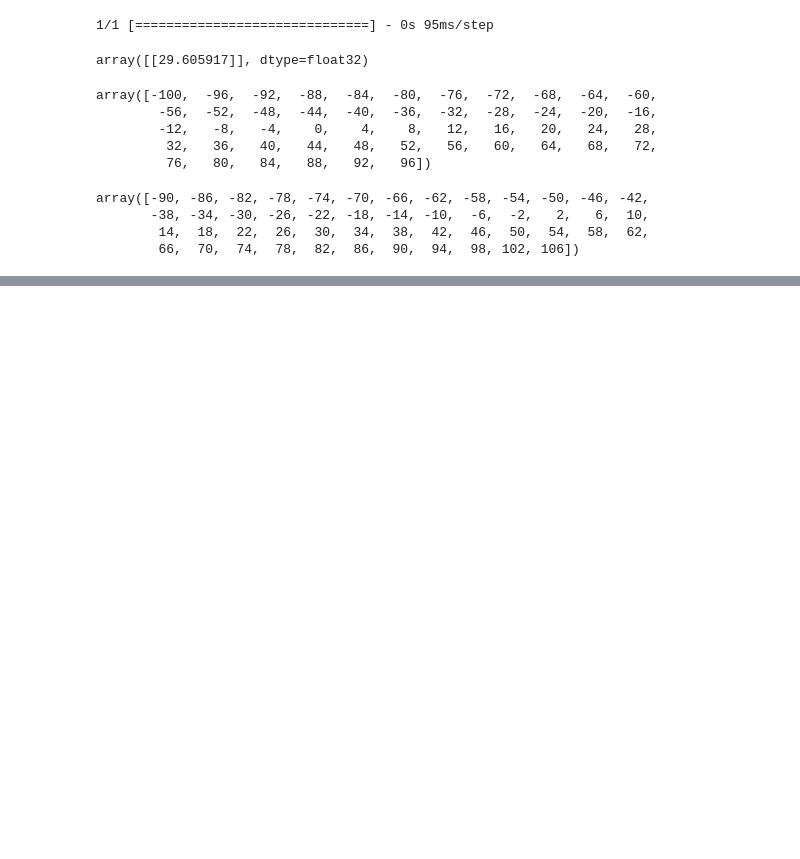
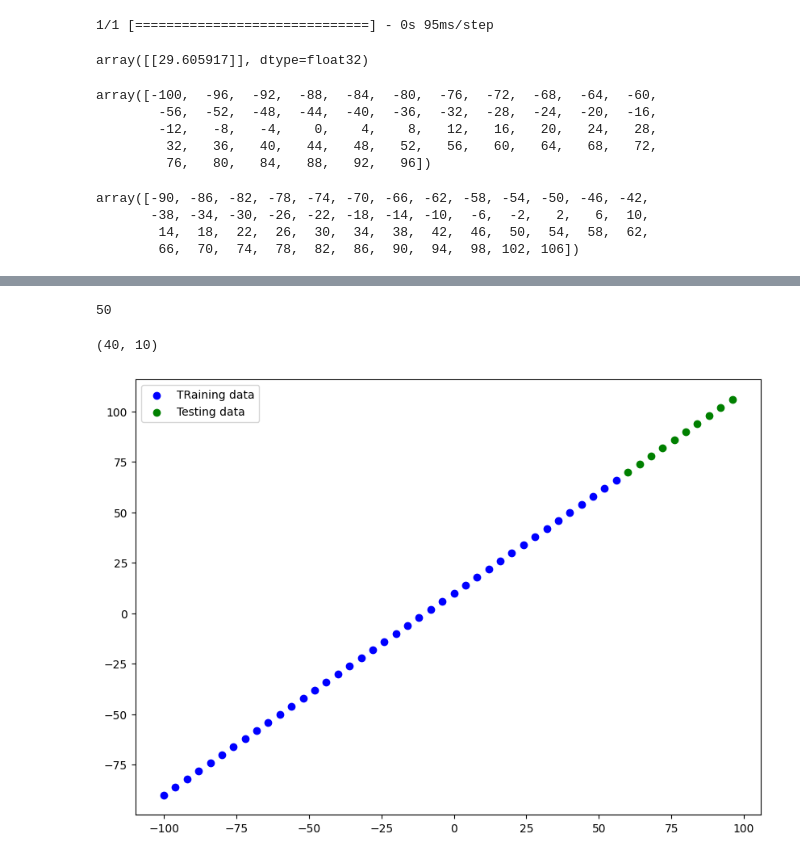
Before and after one commit to dinuka-kasun-medis/mycolab, a Jupyter notebook: tensorflow_learning_chapter_3.ipynb, the cells around one changed output, grey strips where cells are left out. Drawn from its saved outputs; the diff is of its cells as text; code cells hidden in the pictures; blank space fills up the shorter version.

```diff
--- a/tensorflow_learning_chapter_3.ipynb
+++ b/tensorflow_learning_chapter_3.ipynb
@@ -167,3 +167,7 @@ array([-90, -86, -82, -78, -74, -70, -66, -62, -58, -54, -50, -46, -42,
        -38, -34, -30, -26, -22, -18, -14, -10,  -6,  -2,   2,   6,  10,
         14,  18,  22,  26,  30,  34,  38,  42,  46,  50,  54,  58,  62,
         66,  70,  74,  78,  82,  86,  90,  94,  98, 102, 106])
+# %%
+#Since the label: y = X + 10 then,
+y = X + 10
+y
@@ -169,0 +187,23 @@ array([-90, -86, -82, -78, -74, -70, -66, -62, -58, -54, -50, -46, -42,
+# %%
+len(X)
+# %% [output]
+50
+# %%
+X_train = X[:40] #first 40 examples --> 80% of test data
+y_train = y[:40]
+
+X_test = X[40:] #last 10 examples --> 20% of test data
+y_test = y[40:]
+
+len(X_train), len(X_test)
+# %% [output]
+(40, 10)
+# %%
+plt.figure(figsize = (10,7))
+
+plt.scatter(X_train, y_train, c='b', label='TRaining data') #plot training data set in blue
+plt.scatter(X_test, y_test, c='g', label='Testing data') #plot test data set in green
+
+plt.legend();#show the legend
+# %% [output]
+[figure, added]
```
Also changed, not shown: parts of 8 cells of this notebook.
